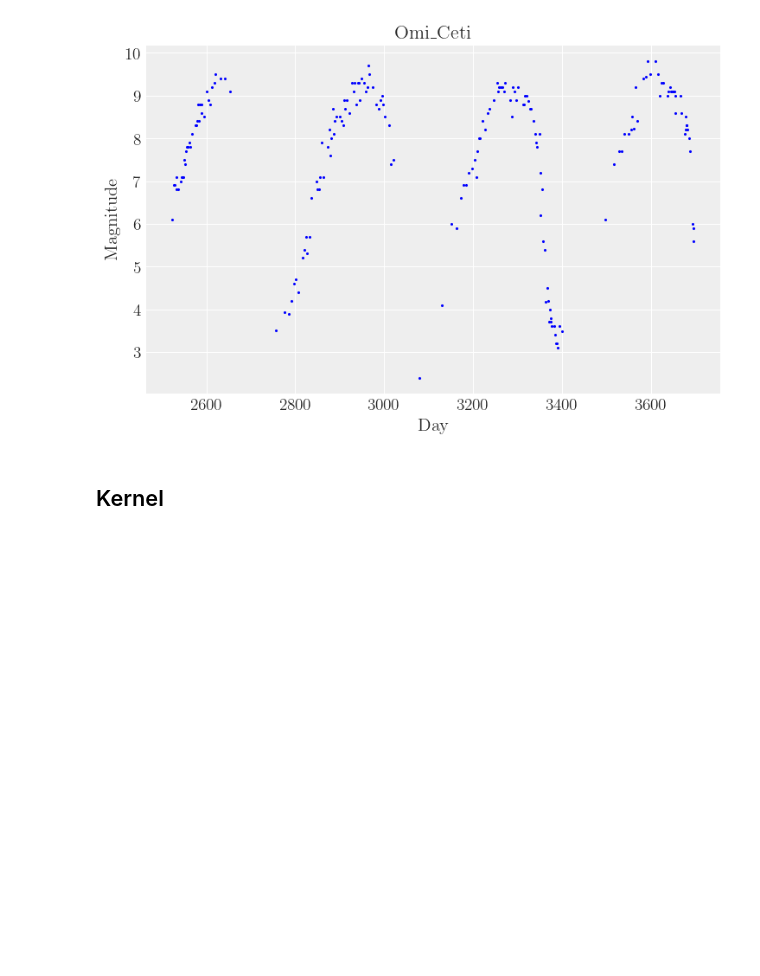
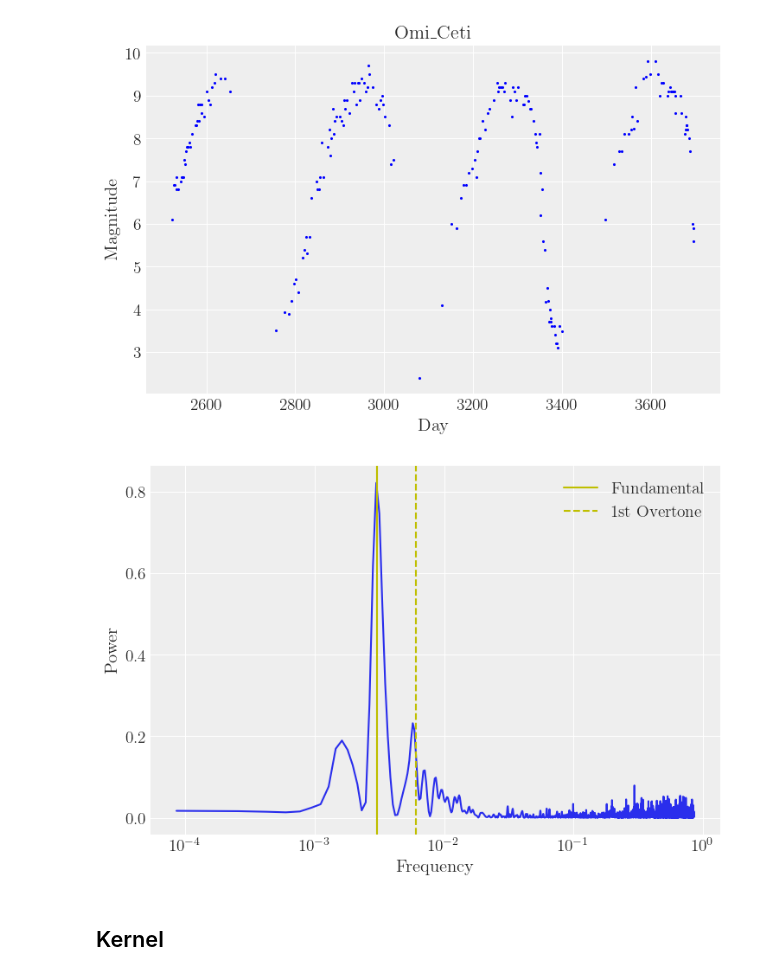
Before and after one commit to shihchingfu/omi-ceti, a Jupyter notebook: pymc-gp-fitting-periodic-AB_test.ipynb, the cells around one changed output. Cells and saved outputs as stored; diff of their text form; code cells hidden in the pictures; blank space fills up the shorter version.

```diff
--- a/pymc-gp-fitting-periodic-AB_test.ipynb
+++ b/pymc-gp-fitting-periodic-AB_test.ipynb
@@ -63,6 +49,22 @@ ax.set_ylabel("Magnitude")
 ax.set_title(f"{series_fname}");
 # %% [output]
 [figure]
+# %%
+from astropy.timeseries import LombScargle
+
+ls = LombScargle(t, y)
+frequency, power = ls.autopower(nyquist_factor=10)
+
+fig = plt.figure()
+ax = fig.add_subplot(1,1,1)
+plt.semilogx(frequency, power)
+ax.axvline(x=1/332,color='y',linestyle='-',label='Fundamental')
+ax.axvline(x=2/332,color='y',linestyle='--',label='1st Overtone')
+plt.xlabel("Frequency")
+plt.ylabel("Power")
+plt.legend();
+# %% [output]
+[figure, added]
 # %% [markdown]
 ## Kernel
 # %% [markdown]
```
Also changed, not shown: parts of 14 cells of this notebook, 1 other file.
